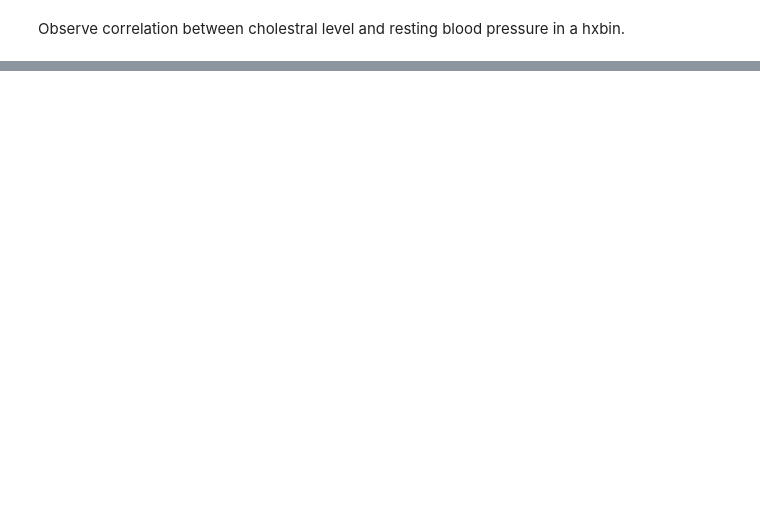
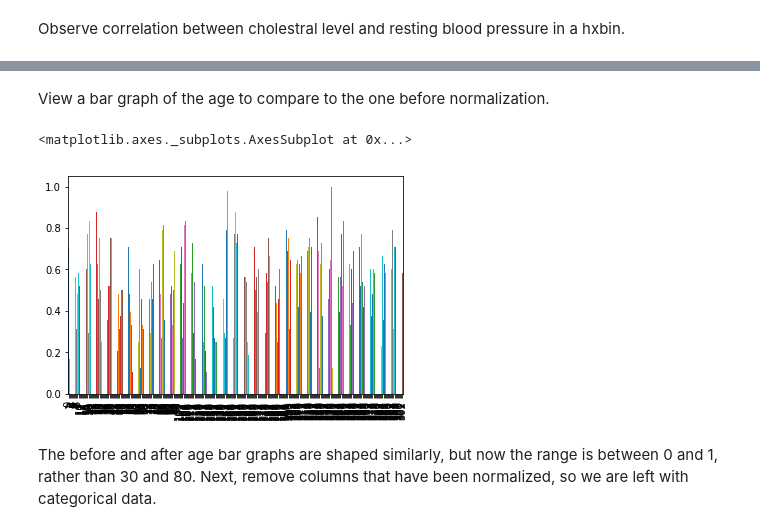
Before and after one commit to emilyallison18/heart_project, a Jupyter notebook: Heart_Data_Analysis_Notebook.ipynb, the cells around one changed output, grey strips where cells are left out. Cells and saved outputs as stored; diff of their text form; code cells hidden in the pictures; blank space fills up the shorter version.

```diff
--- a/Heart_Data_Analysis_Notebook.ipynb
+++ b/Heart_Data_Analysis_Notebook.ipynb
@@ -411,0 +338,3 @@ LogisticRegression(C=1.0, class_weight=None, dual=False, fit_intercept=True,
+# %%
+x = df[['age', 'resting_blood_pressure', 'cholesterol', 'max_heart_rate_achieved', 'st_depression']].values.astype(float)
+print(x)
@@ -411,0 +351,9 @@ LogisticRegression(C=1.0, class_weight=None, dual=False, fit_intercept=True,
+# %%
+# Create a minimum and maximum processor object
+min_max_scaler = preprocessing.MinMaxScaler()
+
+# Create an object to transform the data to fit minmax processor
+x_scaled = min_max_scaler.fit_transform(x)
+
+# Run the normalizer on the dataframe
+df_norm = pd.DataFrame(x_scaled)
@@ -411,0 +362,3 @@ LogisticRegression(C=1.0, class_weight=None, dual=False, fit_intercept=True,
+# %%
+df_norm.columns = ['age', 'resting_blood_pressure', 'cholesterol', 'max_heart_rate_achieved', 'st_depression']
+df_norm.head(10)
@@ -411,0 +377,9 @@ LogisticRegression(C=1.0, class_weight=None, dual=False, fit_intercept=True,
+# %% [markdown]
+View a bar graph of the age to compare to the one before normalization.
+# %%
+df_norm['age'].plot(kind='bar')
+# %% [output]
+<matplotlib.axes._subplots.AxesSubplot at 0x...>
+[figure, added]
+# %% [markdown]
+The before and after age bar graphs are shaped similarly, but now the range is between 0 and 1, rather than 30 and 80. Next, remove columns that have been normalized, so we are left with categorical data.
```
Also changed, not shown: parts of 86 cells of this notebook.
